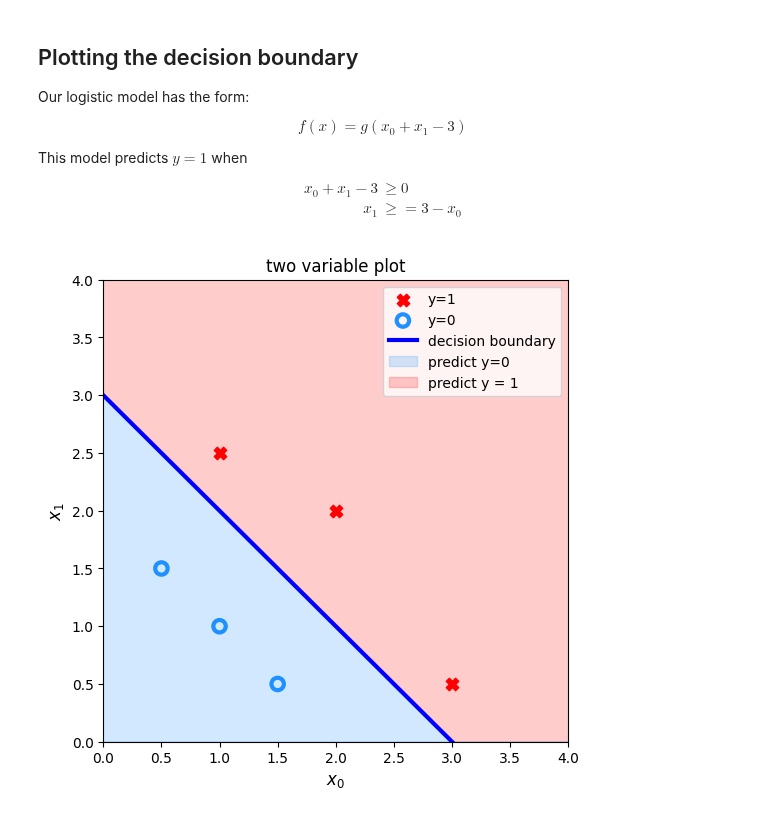
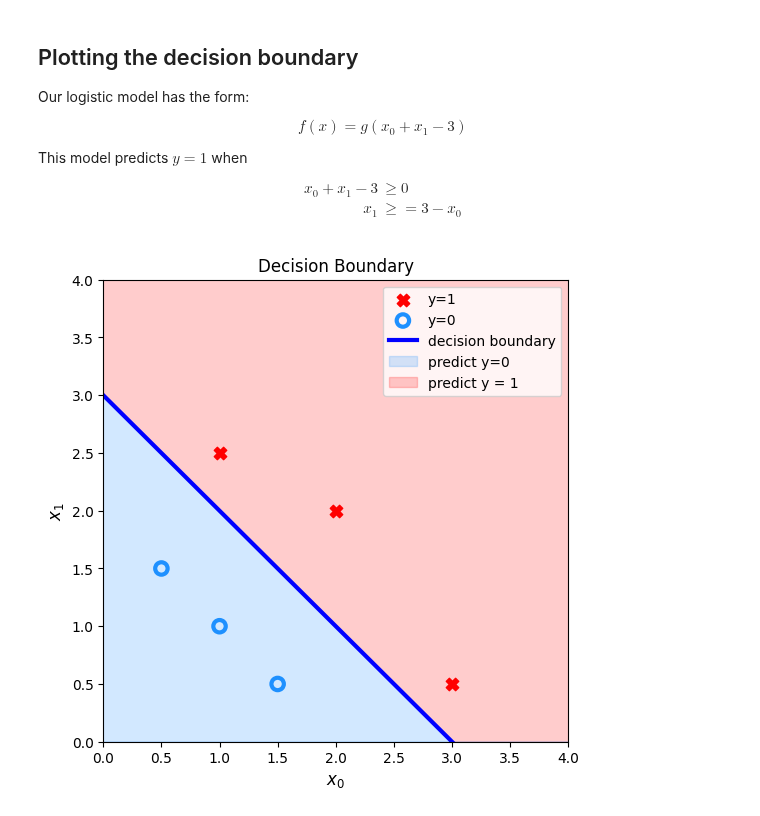
Before and after one commit to PaulToronto/Stanford-Andrew-Ng-Machine-Learning-Specialization, a Jupyter notebook: 1_3_1_3_Lab_Decision_Boundary.ipynb, the cells around one changed output. Drawn from its saved outputs; the diff is of its cells as text; code cells hidden in the pictures.

```diff
--- a/1_3_1_3_Lab_Decision_Boundary.ipynb
+++ b/1_3_1_3_Lab_Decision_Boundary.ipynb
@@ -165,24 +164,24 @@ $$
 # %%
 fig, ax = plt.subplots(1, 1, figsize=(6, 6))
 
 ax.scatter(X[pos, 0], X[pos, 1],
               marker='X', s=80, c='red', label='y=1')
 ax.scatter(X[neg, 0], X[neg, 1],
               marker='o', s=80, facecolors='none',
               edgecolor='dodgerblue', lw=3, label='y=0')
 
 # plot decision boundary
 x0 = np.arange(0, 6)
 ax.plot(x0, 3 - x0, c='b', lw=3, label='decision boundary')
 ax.fill_between(x0, 3 - x0, color='dodgerblue', alpha=0.2, label='predict y=0')
 ax.fill_between(x0, 3 - x0, 4, color='red', alpha=0.2, label='predict y = 1')
 
 ax.axis([0, 4, 0, 4])
 ax.set_xlabel('$x_0$', fontsize=12)
 ax.set_ylabel('$x_1$', fontsize=12)
-ax.set_title('two variable plot')
+ax.set_title('Decision Boundary')
 ax.legend()
 
 plt.show()
 # %% [output]
-[figure, old version]
+[figure, new version]
```
Also changed, not shown: parts of 1 cell of this notebook.
